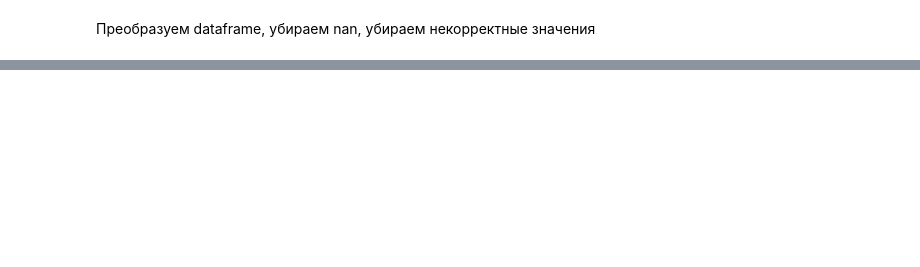
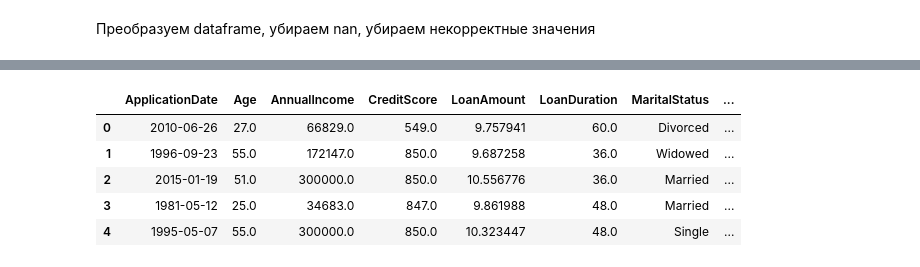
Before and after one commit to zggff/mai_ml, a Jupyter notebook: lab1.ipynb, the cells around one changed output, grey strips where cells are left out. Cells and saved outputs as stored; diff of their text form; code cells hidden in the pictures; blank space fills up the shorter version.

```diff
--- a/lab1.ipynb
+++ b/lab1.ipynb
@@ -33,0 +54,5 @@ df.head()  # pyright: ignore[reportUnusedExpression]
+# %%
+for col in df.select_dtypes(include=[np.number]).columns:
+    sns.histplot(df[col])
+    plt.title(col)
+    plt.show()
@@ -45,85 +82,48 @@ df.head()  # pyright: ignore[reportUnusedExpression]
 # %%
 def preprocess(X_in: pd.DataFrame) -> pd.DataFrame:
     X = X_in.copy()
-
-    X = X.drop(columns=["ApplicationDate", "AnnualIncome"])
-    categorical = X.select_dtypes(include=['object']).columns
+    categorical = X.select_dtypes(include=["object"]).columns
     numerical = X.select_dtypes(include=[np.number]).columns
-
 
     for col in numerical:
         if X[col].isnull().sum() == 0:
             continue
         median_val = X[col].median()
         X[col].fillna(median_val, inplace=True)
 
     for col in categorical:
         if X[col].isnull().sum() == 0:
             continue
         mode_val = X[col].mode()[0]
         X[col].fillna(mode_val, inplace=True)
 
 
+    X["LoanToIncomeRatio"] = X["LoanAmount"] / (X["AnnualIncome"] + 1)
+    X["DebtToAssetsRatio"] = X["TotalLiabilities"] / (X["TotalAssets"] + 1)
+    X["SavingsToLoanRatio"] = X["SavingsAccountBalance"] / (X["LoanAmount"] + 1)
+    X["CreditHistoryInteraction"] = X["LengthOfCreditHistory"] * X["PaymentHistory"]
 
-    X['Income_to_Loan'] = X['MonthlyIncome'] / (X['LoanAmount'] + epsilon)
-    X['Income_Debt_Ratio'] = X['MonthlyIncome'] / (X['MonthlyDebtPayments'] + epsilon)
-    X['Assets_Liabilities_Ratio'] = X['TotalAssets'] / (X['TotalLiabilities'] + epsilon)
-    X['NetWorth_Income'] = X['NetWorth'] / (X['MonthlyIncome'] + epsilon)
-    X['Savings_Checking'] = X['SavingsAccountBalance'] + X['CheckingAccountBalance']
-    X['Payment_Income_Ratio'] = X['MonthlyLoanPayment'] / (X['MonthlyIncome'] + epsilon)
-    X['MonthlyIncome_Loan_Ratio'] = X['MonthlyIncome'] / (X['LoanAmount'] + epsilon)
-    X['Assets_Income_Ratio'] = X['TotalAssets'] / (X['MonthlyIncome'] + epsilon)
-    X['NetWorth_Loan_Ratio'] = X['NetWorth'] / (X['LoanAmount'] + epsilon)
-    X['NetWorth_Loan_Ratio'] = X['NetWorth'] / (X['LoanAmount'] + epsilon)
-    X['Debt_Loan_Ratio'] = X['MonthlyDebtPayments'] / (X['LoanAmount'] + epsilon)
-    X['Savings_Loan_Ratio'] = X['SavingsAccountBalance'] / (X['LoanAmount'] + epsilon)
-    X['Checking_Income_Ratio'] = X['CheckingAccountBalance'] / (X['MonthlyIncome'] + epsilon)
-    X['Liabilities_Income_Ratio'] = X['TotalLiabilities'] / (X['MonthlyIncome'] + epsilon)
-    X['Income_sqrt'] = np.sqrt(X['MonthlyIncome'])
-    X['Loan_sqrt'] = np.sqrt(X['LoanAmount'])
-    X['Assets_sqrt'] = np.sqrt(X['TotalAssets'])
-
-    tosquare = ['Age',  'CreditScore', 'LoanAmount',
-                     'DebtToIncomeRatio', 'CreditCardUtilizationRate',
-                     'MonthlyIncome', 'MonthlyDebtPayments']
-
-    tolog = ['CreditScore', 'DebtToIncomeRatio', 'Age', 'CreditCardUtilizationRate']
-
-    tocube = ['CreditScore', 'DebtToIncomeRatio', 'Age']
-    for col in tocube:
-        X[f'{col}_cubed'] = X[col] ** 3
-
-    for col in tolog:
-        X[f'{col}_logged'] = np.log1p(X[col])
-
-    for col in tosquare:
-        X[f'{col}_squared'] = X[col] ** 2
-
-    numerical_new = X.select_dtypes(include=[np.number]).columns.tolist()
-    numerical_new = [col for col in numerical_new if col not in numerical]
-
-    poly = PolynomialFeatures(degree=2, include_bias=False, interaction_only=True)
-
-    poly_features = poly.fit_transform(X[numerical])
-    poly_vals = pd.DataFrame(
-        poly_features,
-        columns=poly.get_feature_names_out(numerical),
-        index=X.index
-    )
-
-    X = pd.concat([X[categorical], X[numerical_new], poly_vals], axis=1)
+    clip_cols = ["MonthlyIncome","LoanAmount","AnnualIncome","SavingsAccountBalance","TotalAssets","TotalLiabilities","MonthlyDebtPayments"]
+    for col in clip_cols:
+        lo = X[col].quantile(0.01)
+        hi = X[col].quantile(0.99)
+        X[col] = X[col].clip(lo, hi)
+    log_candidates = ["MonthlyIncome","LoanAmount","SavingsAccountBalance","CheckingAccountBalance","TotalAssets","TotalLiabilities","NetWorth","MonthlyDebtPayments"]
+    for col in log_candidates:
+        X[col] = np.log1p(X[col])
 
     return X
 
 
-y = df['RiskScore']
-X = df.drop(columns=['RiskScore'])
+y = df["RiskScore"]
+X = df.drop(columns=["RiskScore"])
 
 X_eng = preprocess(X)
-categorical = X_eng.select_dtypes(include=['object']).columns
-numerical = X_eng.select_dtypes(include=[np.number]).columns
-for col in X_eng.columns:
-    cnt = X_eng[col].isna().sum()
-    if cnt > 0:
-        print(col, cnt)
 X_eng.head()
+# %% [output]
+|  | ApplicationDate | Age | AnnualIncome | CreditScore | LoanAmount | LoanDuration | MaritalStatus | ... |
+| 0 | 2010-06-26 | 27.0 | 66829.0 | 549.0 | 9.757941 | 60.0 | Divorced | ... |
+| 1 | 1996-09-23 | 55.0 | 172147.0 | 850.0 | 9.687258 | 36.0 | Widowed | ... |
+| 2 | 2015-01-19 | 51.0 | 300000.0 | 850.0 | 10.556776 | 36.0 | Married | ... |
+| 3 | 1981-05-12 | 25.0 | 34683.0 | 847.0 | 9.861988 | 48.0 | Married | ... |
+| 4 | 1995-05-07 | 55.0 | 300000.0 | 850.0 | 10.323447 | 48.0 | Single | ... |
```
Also changed, not shown: parts of 19 cells of this notebook, 1 other file.
